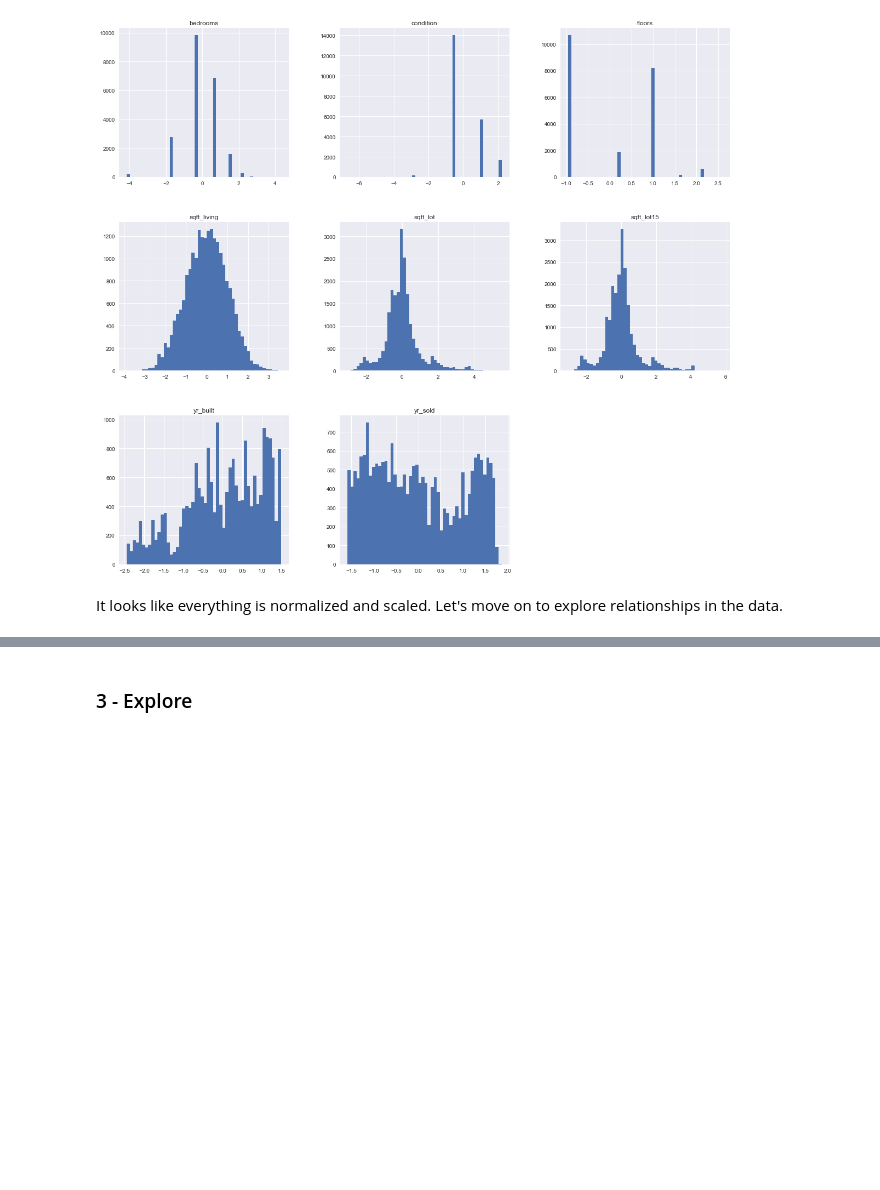
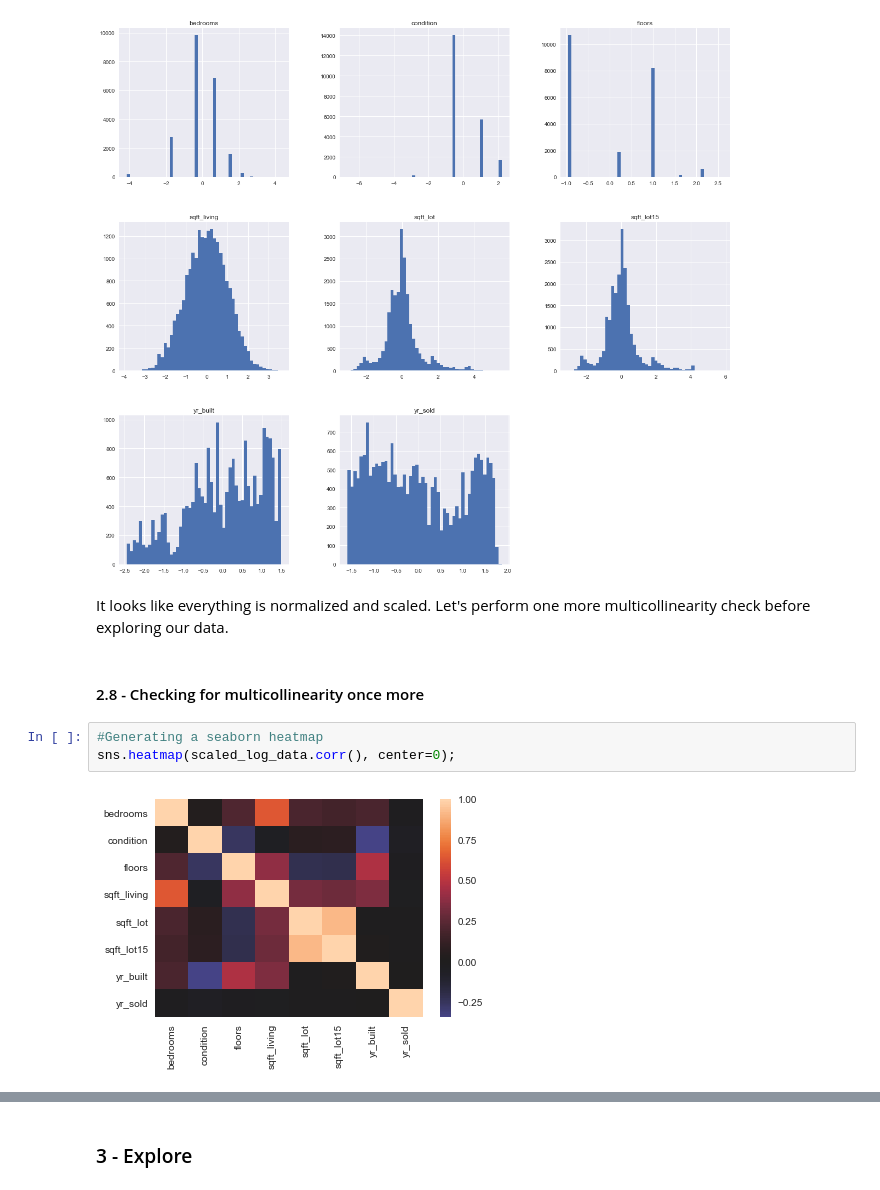
Before and after one commit to partytax/dsc-1-final-project-online-ds-pt-112618, a Jupyter notebook: student.ipynb, the cells around one changed output, grey strips where cells are left out. Saved outputs shown, nothing was run; the diff lists cells and outputs as text; blank space fills up the shorter version.

```diff
--- a/student.ipynb
+++ b/student.ipynb
@@ -624,4 +627,11 @@ array([[<matplotlib.axes._subplots.AxesSubplot object at 0x...>,
       dtype=object)
 [figure]
 # %% [markdown]
-It looks like everything is normalized and scaled. Let's move on to explore relationships in the data.
+It looks like everything is normalized and scaled. Let's perform one more multicollinearity check before exploring our data.
+# %% [markdown]
+#### 2.8 - Checking for multicollinearity once more
+# %%
+#Generating a seaborn heatmap
+sns.heatmap(scaled_log_data.corr(), center=0);
+# %% [output]
+[figure, added]
```
Also changed, not shown: parts of 40 cells of this notebook.
